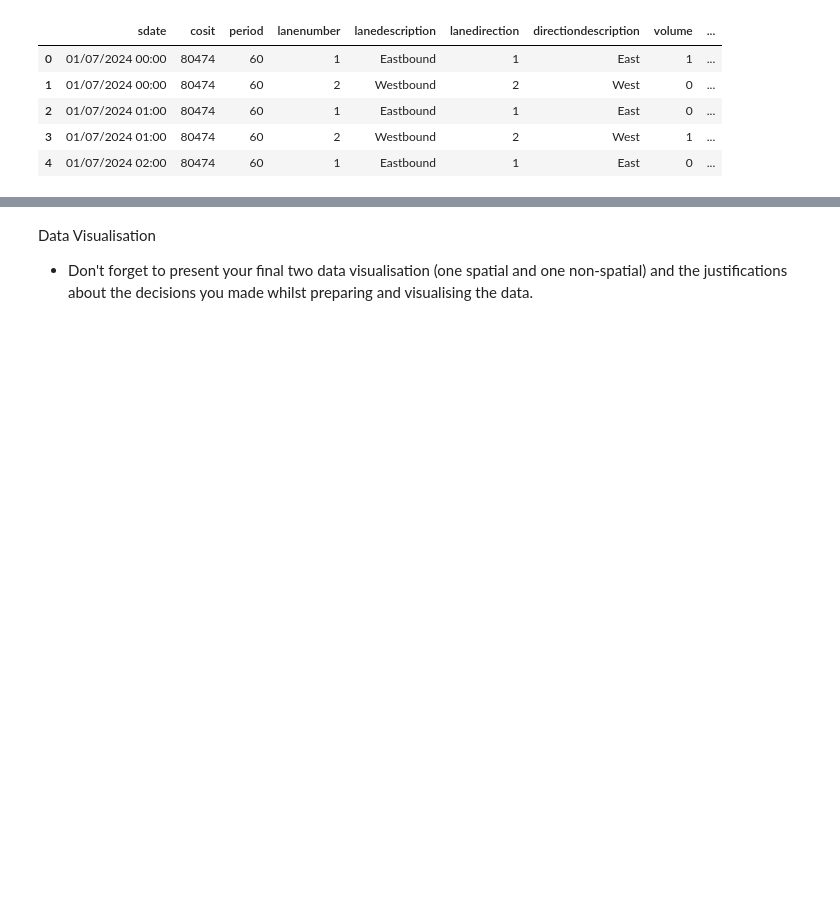
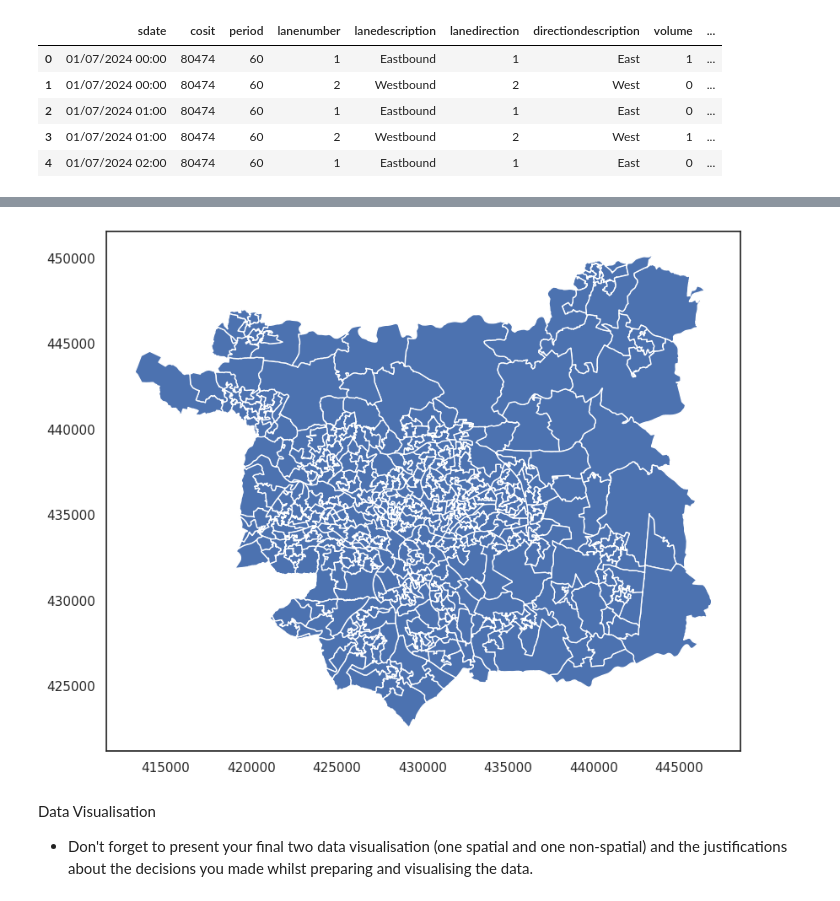
Before and after one commit to shannondill/GEOG5990M, a Jupyter notebook: FirstDraft_GEOG5990M_FinalProject.ipynb, the cells around one changed output, grey strips where cells are left out. Drawn from its saved outputs; the diff is of its cells as text; code cells hidden in the pictures; blank space fills up the shorter version.

Commit message:
Created using Colab. add geometry

```diff
--- a/FirstDraft_GEOG5990M_FinalProject.ipynb
+++ b/FirstDraft_GEOG5990M_FinalProject.ipynb
@@ -117,3 +117,8 @@ lsoa_leeds.head()
 | 2 | 10722 | E01011266 | Leeds 008A |  | 417489 | 442615 | 53.87945 | -1.73546 | 2.531467e+06 | ... |
 | 3 | 10723 | E01011267 | Leeds 009B |  | 419641 | 442025 | 53.87408 | -1.70276 | 4.491912e+05 | ... |
 | 4 | 10724 | E01011268 | Leeds 010A |  | 420224 | 441935 | 53.87324 | -1.69390 | 3.949483e+05 | ... |
+# %%
+# travel to work data
+leeds_travel = gpd.read_file('leeds_travel_to_work_mode_distance.geojson.txt')
+leeds_travel.columns = leeds_travel.columns.str.lower()
+leeds_travel.head()
@@ -131,3 +144,14 @@ cycleleeds24.head()
 | 2 | 01/07/2024 01:00 | 80474 | 60 | 1 | Eastbound | 1 | East | 0 | ... |
 | 3 | 01/07/2024 01:00 | 80474 | 60 | 2 | Westbound | 2 | West | 1 | ... |
 | 4 | 01/07/2024 02:00 | 80474 | 60 | 1 | Eastbound | 1 | East | 0 | ... |
+# %%
+# add geometry to lsoa_leeds
+### CO-PILOT ###
+# The following prompt was used in Co-pilot to isolate and join the geometry column with the LSOA data:
+# "python, pandas: how to merge a table with only one column from another table?"
+# The response generated was used to help write the below code
+
+leeds_geo = lsoa_leeds.merge(leeds_travel[['fid', 'geometry']], on='fid')
+# Ensure it is saved as a GeoDataFrame (to make use of the geometry)
+leeds_geo = gpd.GeoDataFrame(leeds_geo)
+leeds_geo.head()
@@ -133,0 +179,7 @@ cycleleeds24.head()
+# %%
+# plot leeds_geo
+f,ax = plt.subplots(1, figsize=(16,8))
+leeds_geo.plot(ax=ax)
+plt.show()
+# %% [output]
+[figure, added]
```
Also changed, not shown: parts of 4 cells of this notebook.
